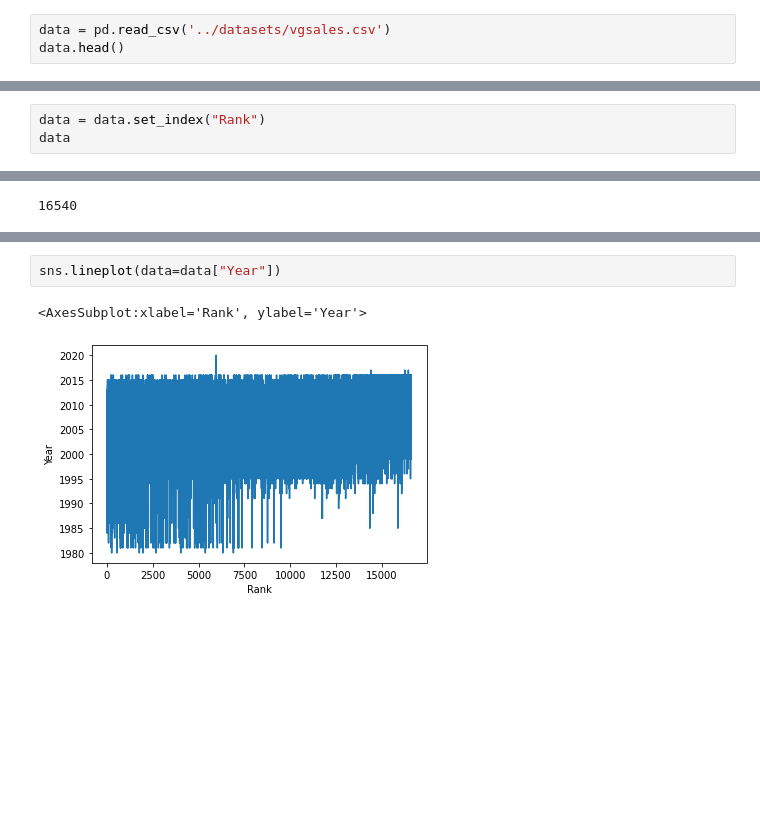
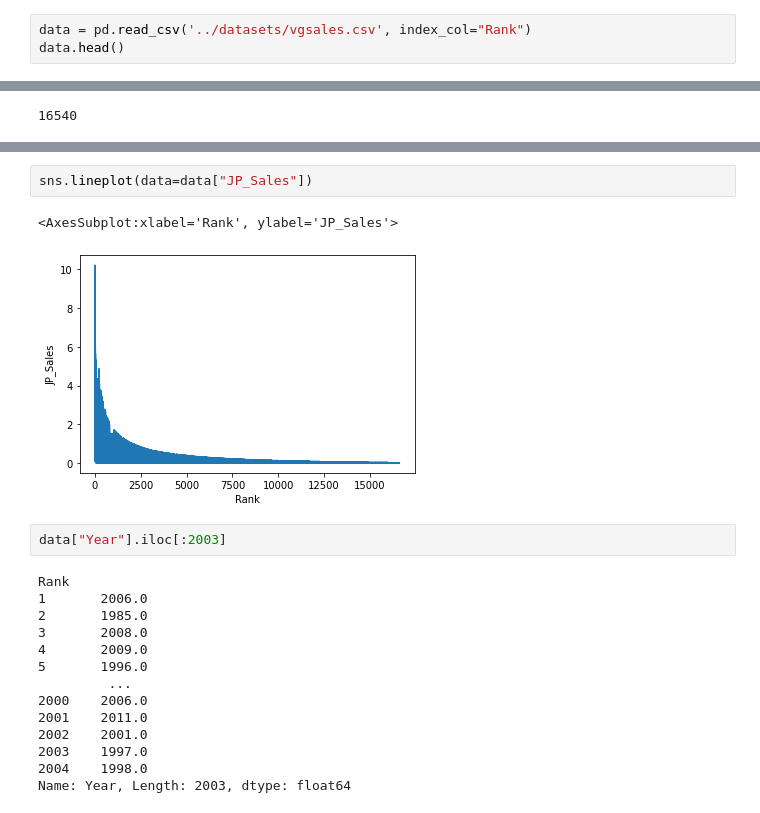
Before and after one commit to Jogwums/Data-Analysis-Cl01, a Jupyter notebook: matplotlib/Part1.ipynb, the cells around one changed output, grey strips where cells are left out. Drawn from its saved outputs; the diff is of its cells as text; blank space fills up the shorter version.

```diff
--- a/matplotlib/Part1.ipynb
+++ b/matplotlib/Part1.ipynb
@@ -10,6 +10,6 @@ print("Setup Complete")
 # %% [output]
 Setup Complete
 # %%
-data = pd.read_csv('../datasets/vgsales.csv')
+data = pd.read_csv('../datasets/vgsales.csv', index_col="Rank")
 data.head()
 # %% [output]
@@ -22,3 +22,0 @@ data.head()
-# %%
-data = data.set_index("Rank")
-data
@@ -72,5 +64,21 @@ Name: Publisher, Length: 16598, dtype: object>
 # %%
-sns.lineplot(data=data["Year"])
+sns.lineplot(data=data["JP_Sales"])
 # %% [output]
-<AxesSubplot:xlabel='Rank', ylabel='Year'>
+<AxesSubplot:xlabel='Rank', ylabel='JP_Sales'>
-[figure, old version]
+[figure, new version]
+# %%
+data["Year"].iloc[:2003]
+# %% [output]
+Rank
+1       2006.0
+2       1985.0
+3       2008.0
+4       2009.0
+5       1996.0
+         ...
+2000    2006.0
+2001    2011.0
+2002    2001.0
+2003    1997.0
+2004    1998.0
+Name: Year, Length: 2003, dtype: float64
```
Also changed, not shown: parts of 15 cells of this notebook.
